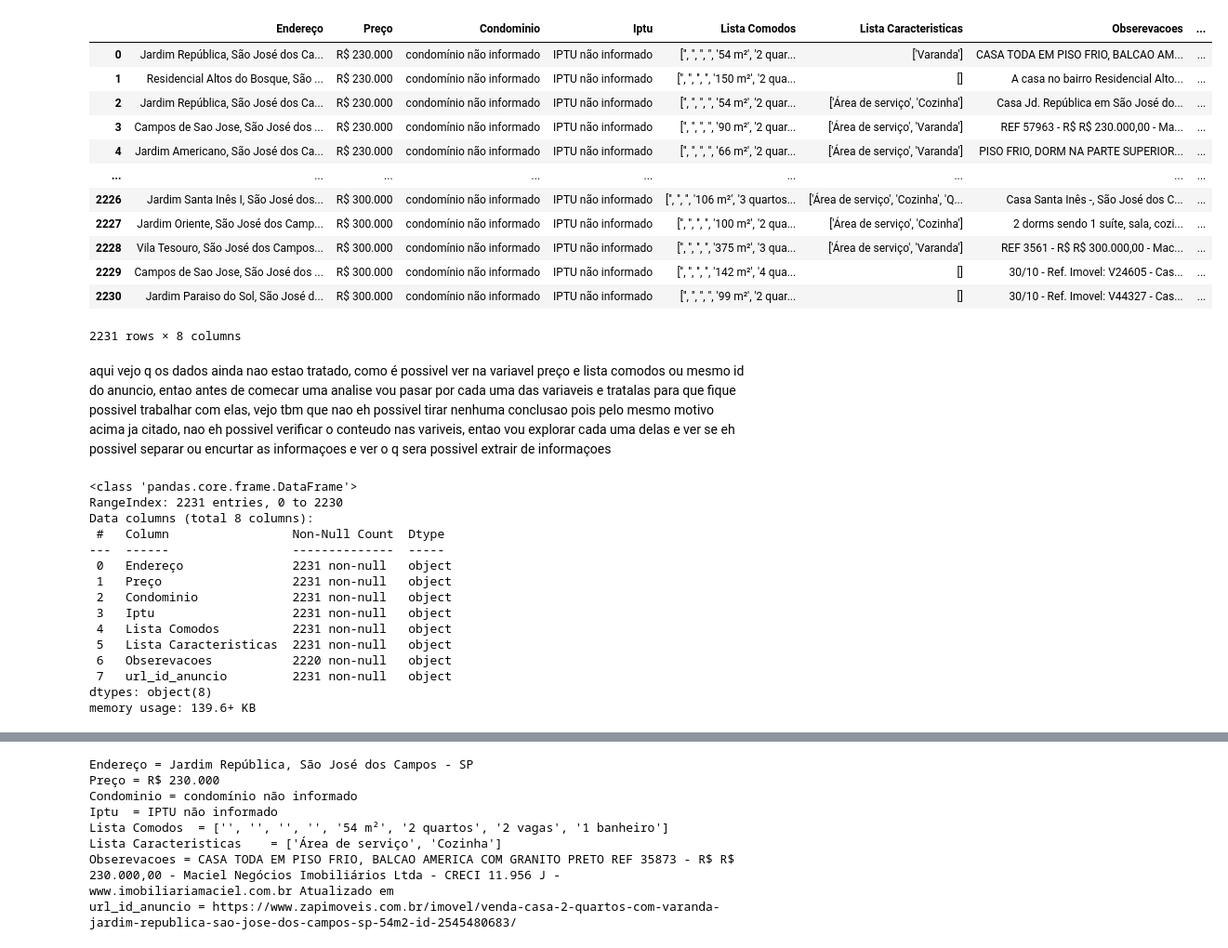
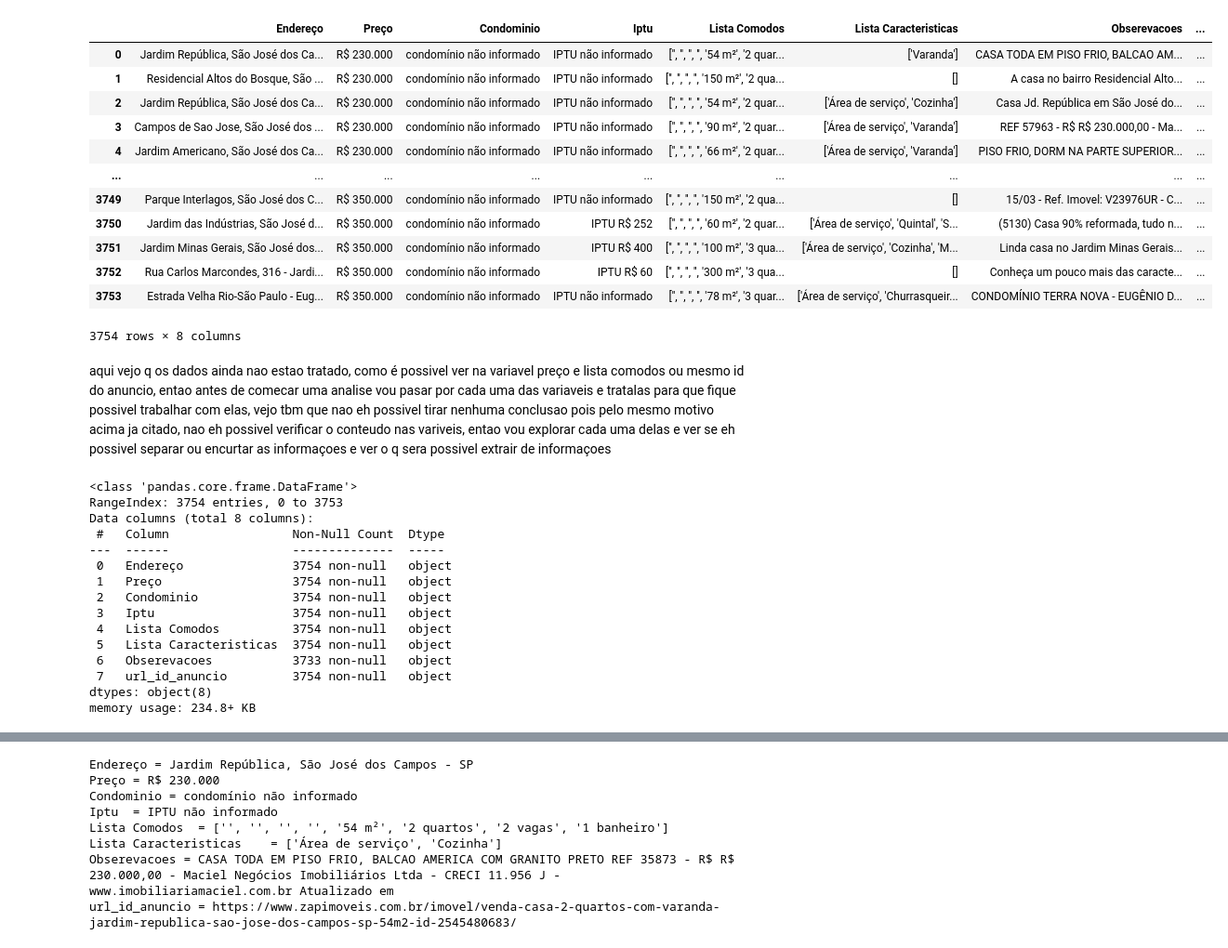
Before and after one commit to jpnune/estudo-imoveis-sao-jose-dos-campos, a Jupyter notebook: web scrapping imoveis zap/limpeza_e_tratamento_dados.ipynb, the cells around one changed output, grey strips where cells are left out. Shown at 93% size. Cells and saved outputs as stored; diff of their text form; code cells hidden in the pictures.

```diff
--- a/web scrapping imoveis zap/limpeza_e_tratamento_dados.ipynb
+++ b/web scrapping imoveis zap/limpeza_e_tratamento_dados.ipynb
@@ -3,39 +3,39 @@ import pandas as pd
 import re
 # %%
 # importando e verificando a tabela
-df = pd.read_csv('tabela_imoveis_raw2_15_3_2022.csv')
+df = pd.read_csv('tabela_imoveis_raw2_16_3_2022.csv')
 df
 # %% [output]
 |  | Endereço | Preço | Condominio | Iptu | Lista Comodos | Lista Caracteristicas | Obserevacoes | ... |
 | 0 | Jardim República, São José dos Ca... | R$ 230.000 | condomínio não informado | IPTU não informado | ['', '', '', '', '54 m²', '2 quar... | ['Varanda'] | CASA TODA EM PISO FRIO, BALCAO AM... | ... |
 | 1 | Residencial Altos do Bosque, São ... | R$ 230.000 | condomínio não informado | IPTU não informado | ['', '', '', '', '150 m²', '2 qua... | [] | A casa no bairro Residencial Alto... | ... |
 | 2 | Jardim República, São José dos Ca... | R$ 230.000 | condomínio não informado | IPTU não informado | ['', '', '', '', '54 m²', '2 quar... | ['Área de serviço', 'Cozinha'] | Casa Jd. República em São José do... | ... |
 | 3 | Campos de Sao Jose, São José dos ... | R$ 230.000 | condomínio não informado | IPTU não informado | ['', '', '', '', '90 m²', '2 quar... | ['Área de serviço', 'Varanda'] | REF 57963 - R$ R$ 230.000,00 - Ma... | ... |
 | 4 | Jardim Americano, São José dos Ca... | R$ 230.000 | condomínio não informado | IPTU não informado | ['', '', '', '', '66 m²', '2 quar... | ['Área de serviço', 'Varanda'] | PISO FRIO, DORM NA PARTE SUPERIOR... | ... |
 | ... | ... | ... | ... | ... | ... | ... | ... | ... |
-| 2226 | Jardim Santa Inês I, São José dos... | R$ 300.000 | condomínio não informado | IPTU não informado | ['', '', '', '106 m²', '3 quartos... | ['Área de serviço', 'Cozinha', 'Q... | Casa Santa Inês -, São José dos C... | ... |
-| 2227 | Jardim Oriente, São José dos Camp... | R$ 300.000 | condomínio não informado | IPTU não informado | ['', '', '', '', '100 m²', '2 qua... | ['Área de serviço', 'Cozinha'] | 2 dorms sendo 1 suíte, sala, cozi... | ... |
-| 2228 | Vila Tesouro, São José dos Campos... | R$ 300.000 | condomínio não informado | IPTU não informado | ['', '', '', '', '375 m²', '3 qua... | ['Área de serviço', 'Varanda'] | REF 3561 - R$ R$ 300.000,00 - Mac... | ... |
-| 2229 | Campos de Sao Jose, São José dos ... | R$ 300.000 | condomínio não informado | IPTU não informado | ['', '', '', '', '142 m²', '4 qua... | [] | 30/10 - Ref. Imovel: V24605 - Cas... | ... |
-| 2230 | Jardim Paraiso do Sol, São José d... | R$ 300.000 | condomínio não informado | IPTU não informado | ['', '', '', '', '99 m²', '2 quar... | [] | 30/10 - Ref. Imovel: V44327 - Cas... | ... |
+| 3749 | Parque Interlagos, São José dos C... | R$ 350.000 | condomínio não informado | IPTU não informado | ['', '', '', '', '150 m²', '2 qua... | [] | 15/03 - Ref. Imovel: V23976UR - C... | ... |
+| 3750 | Jardim das Indústrias, São José d... | R$ 350.000 | condomínio não informado | IPTU R$ 252 | ['', '', '', '', '60 m²', '2 quar... | ['Área de serviço', 'Quintal', 'S... | (5130) Casa 90% reformada, tudo n... | ... |
+| 3751 | Jardim Minas Gerais, São José dos... | R$ 350.000 | condomínio não informado | IPTU R$ 400 | ['', '', '', '', '100 m²', '3 qua... | ['Área de serviço', 'Cozinha', 'M... | Linda casa no Jardim Minas Gerais... | ... |
+| 3752 | Rua Carlos Marcondes, 316 - Jardi... | R$ 350.000 | condomínio não informado | IPTU R$ 60 | ['', '', '', '', '300 m²', '3 qua... | [] | Conheça um pouco mais das caracte... | ... |
+| 3753 | Estrada Velha Rio-São Paulo - Eug... | R$ 350.000 | condomínio não informado | IPTU não informado | ['', '', '', '', '78 m²', '3 quar... | ['Área de serviço', 'Churrasqueir... | CONDOMÍNIO TERRA NOVA - EUGÊNIO D... | ... |
-2231 rows × 8 columns
+3754 rows × 8 columns
-# %% [markdown]
-aqui vejo q os dados ainda nao estao tratado, como é possivel ver na variavel preço e lista comodos ou mesmo id do anuncio, entao antes de comecar uma analise vou pasar por cada uma das variaveis e tratalas para que fique possivel trabalhar com elas, vejo tbm que nao eh possivel tirar nenhuma conclusao pois pelo mesmo motivo acima ja citado, nao eh possivel verificar o conteudo nas variveis, entao vou explorar cada uma delas e ver se eh possivel separar ou encurtar as informaçoes e ver o q sera possivel extrair de informaçoes
+# %% [markdown]
+aqui vejo q os dados ainda nao estao tratado, como é possivel ver na variavel preço e lista comodos ou mesmo id do anuncio, entao antes de comecar uma analise vou pasar por cada uma das variaveis e tratalas para que fique possivel trabalhar com elas, vejo tbm que nao eh possivel tirar nenhuma conclusao pois pelo mesmo motivo acima ja citado, nao eh possivel verificar o conteudo nas variveis, entao vou explorar cada uma delas e ver se eh possivel separar ou encurtar as informaçoes e ver o q sera possivel extrair de informaçoes
 # %%
 df.info()
 # %% [output]
 <class 'pandas.core.frame.DataFrame'>
-RangeIndex: 2231 entries, 0 to 2230
+RangeIndex: 3754 entries, 0 to 3753
 Data columns (total 8 columns):
  #   Column                 Non-Null Count  Dtype
 ---  ------                 --------------  -----
- 0   Endereço               2231 non-null   object
- 1   Preço                  2231 non-null   object
- 2   Condominio             2231 non-null   object
- 3   Iptu                   2231 non-null   object
- 4   Lista Comodos          2231 non-null   object
- 5   Lista Caracteristicas  2231 non-null   object
- 6   Obserevacoes           2220 non-null   object
- 7   url_id_anuncio         2231 non-null   object
+ 0   Endereço               3754 non-null   object
+ 1   Preço                  3754 non-null   object
+ 2   Condominio             3754 non-null   object
+ 3   Iptu                   3754 non-null   object
+ 4   Lista Comodos          3754 non-null   object
+ 5   Lista Caracteristicas  3754 non-null   object
+ 6   Obserevacoes           3733 non-null   object
+ 7   url_id_anuncio         3754 non-null   object
 dtypes: object(8)
-memory usage: 139.6+ KB
+memory usage: 234.8+ KB
```
Also changed, not shown: parts of 28 cells of this notebook, 2 other files.
